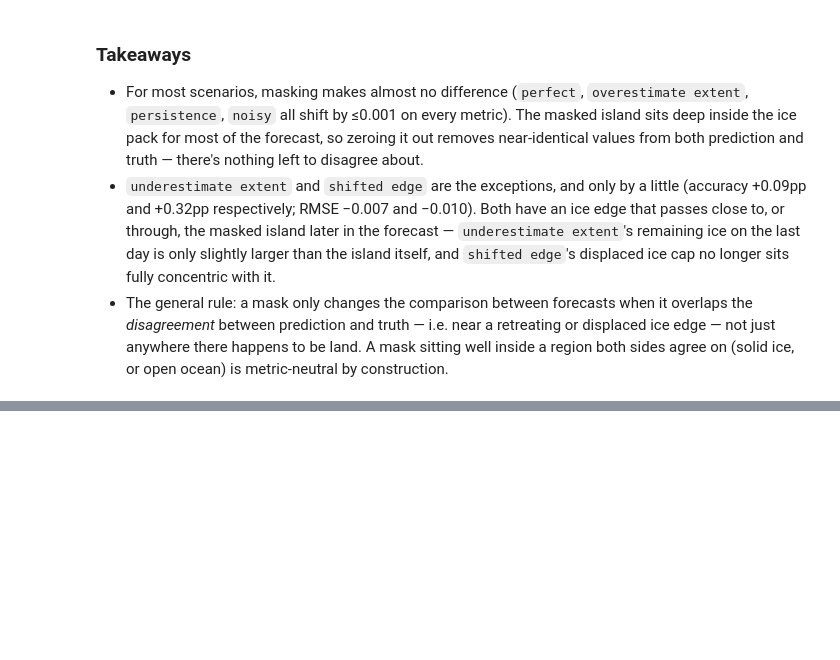
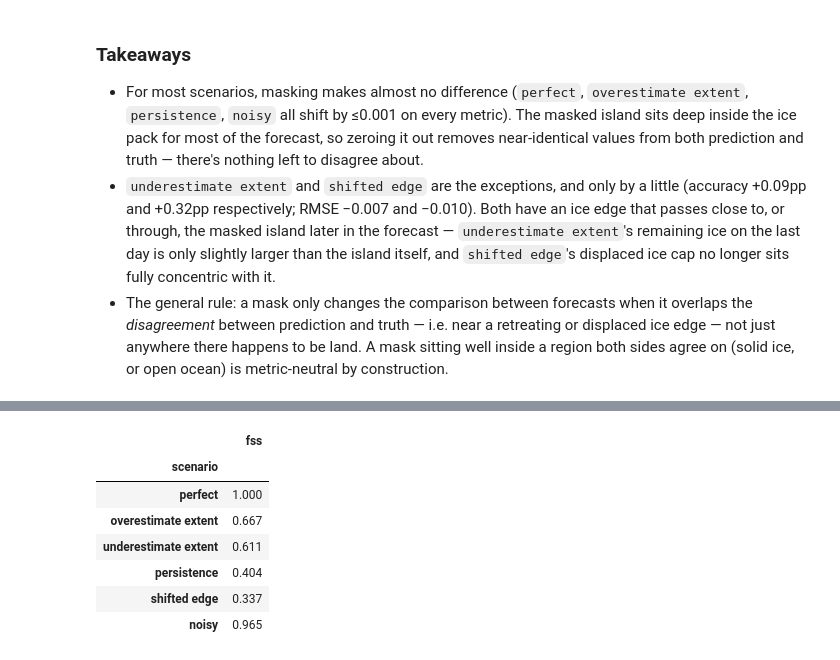
Before and after one commit to alan-turing-institute/icenet-mp, a Jupyter notebook: notebooks/metrics_examples.ipynb, the cells around one changed output, grey strips where cells are left out. Cells and saved outputs as stored; diff of their text form; code cells hidden in the pictures; blank space fills up the shorter version.

```diff
--- a/notebooks/metrics_examples.ipynb
+++ b/notebooks/metrics_examples.ipynb
@@ -408,0 +417,26 @@ plt.show()
+# %%
+from icenet_mp.metrics import FractionalSkillScorePerForecastDay
+
+FSS_NEIGHBORHOOD = 5  # pixels
+
+fss_daily_results: dict[str, np.ndarray] = {}
+for name, pred_t in scenario_tensors.items():
+    metric = FractionalSkillScorePerForecastDay(neighborhood_size=FSS_NEIGHBORHOOD)
+    metric.update(pred_t, truth_t)
+    fss_daily_results[name] = metric.compute().numpy()
+
+fss_summary = pd.DataFrame(
+    {"fss": [fss_daily_results[name].mean() for name in scenarios]},
+    index=list(scenarios.keys()),
+)
+fss_summary.index.name = "scenario"
+fss_summary.round(3)
+# %% [output]
+|  | fss |
+| scenario |  |
+| perfect | 1.000 |
+| overestimate extent | 0.667 |
+| underestimate extent | 0.611 |
+| persistence | 0.404 |
+| shifted edge | 0.337 |
+| noisy | 0.965 |
```
Also changed, not shown: parts of 5 cells of this notebook.
